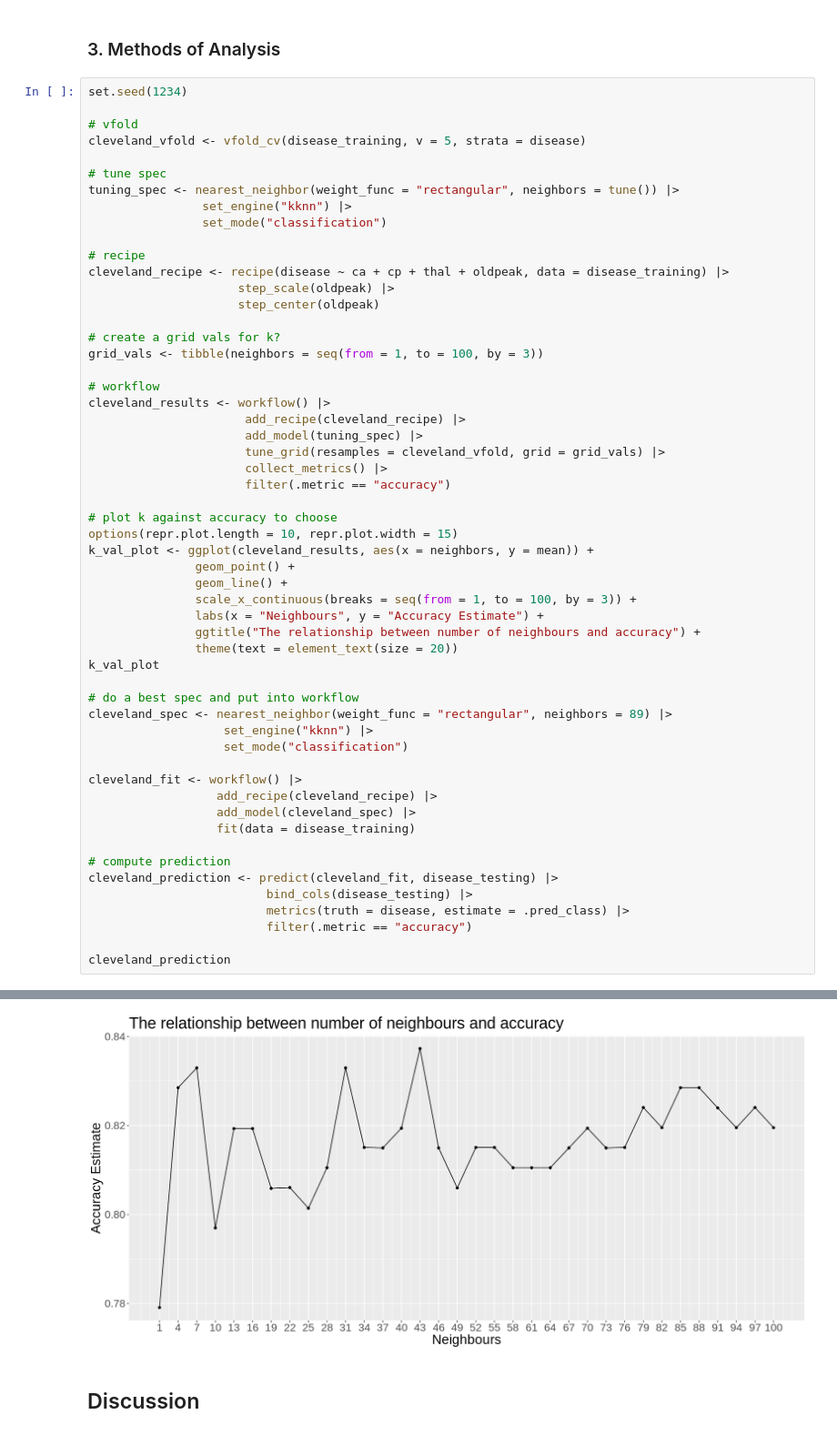
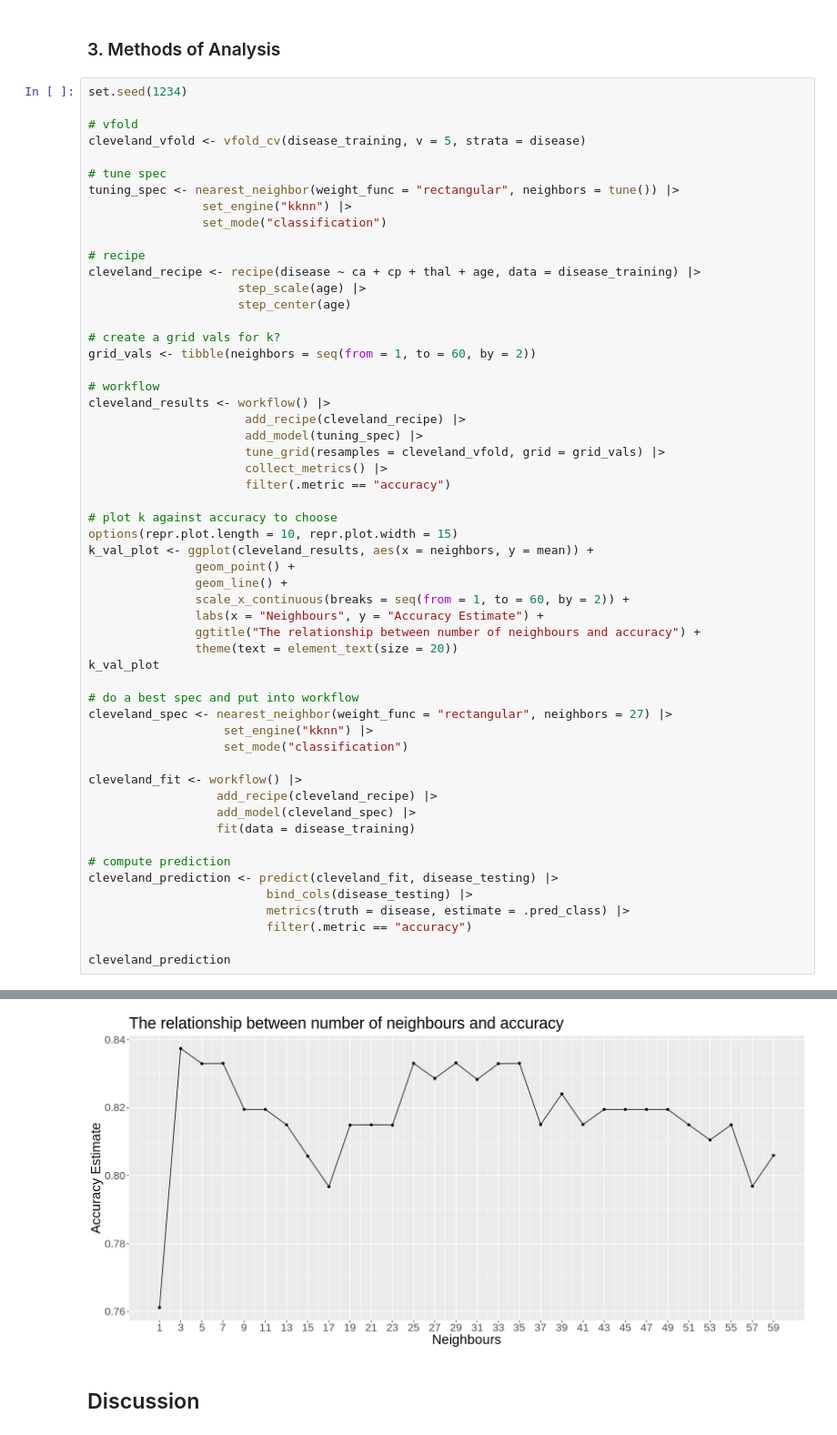
Before and after one commit to owenkwong/Heart-Disease-Prediction-Classification-on-the-Cleveland-Dataset, a Jupyter notebook: group18_project_report.ipynb, the cells around one changed output, grey strips where cells are left out. Shown at 91% size. Cells and saved outputs as stored; diff of their text form.

Commit message:
updated predictors to ca cp thal age will be back soon to finish

```diff
--- a/group18_project_report.ipynb
+++ b/group18_project_report.ipynb
@@ -138,12 +138,12 @@ tuning_spec <- nearest_neighbor(weight_func = "rectangular", neighbors = tune())
                 set_mode("classification")
 
 # recipe
-cleveland_recipe <- recipe(disease ~ ca + cp + thal + oldpeak, data = disease_training) |>
-                     step_scale(oldpeak) |>
-                     step_center(oldpeak)
+cleveland_recipe <- recipe(disease ~ ca + cp + thal + age, data = disease_training) |>
+                     step_scale(age) |>
+                     step_center(age)
 
 # create a grid vals for k?
-grid_vals <- tibble(neighbors = seq(from = 1, to = 100, by = 3))
+grid_vals <- tibble(neighbors = seq(from = 1, to = 60, by = 2))
 
 # workflow
 cleveland_results <- workflow() |>
@@ -158,14 +158,14 @@ options(repr.plot.length = 10, repr.plot.width = 15)
 k_val_plot <- ggplot(cleveland_results, aes(x = neighbors, y = mean)) +
                geom_point() +
                geom_line() +
-               scale_x_continuous(breaks = seq(from = 1, to = 100, by = 3)) +
+               scale_x_continuous(breaks = seq(from = 1, to = 60, by = 2)) +
                labs(x = "Neighbours", y = "Accuracy Estimate") +
                ggtitle("The relationship between number of neighbours and accuracy") +
                theme(text = element_text(size = 20))
 k_val_plot
 
 # do a best spec and put into workflow
-cleveland_spec <- nearest_neighbor(weight_func = "rectangular", neighbors = 89) |>
+cleveland_spec <- nearest_neighbor(weight_func = "rectangular", neighbors = 27) |>
                    set_engine("kknn") |>
                    set_mode("classification")
 
@@ -189,4 +189,4 @@ A tibble: 1 × 3
-[figure, old version]
+[figure, new version]
 # %% [markdown]
 ## Discussion
 # %% [markdown]
```
Also changed, not shown: parts of 2 cells of this notebook.
